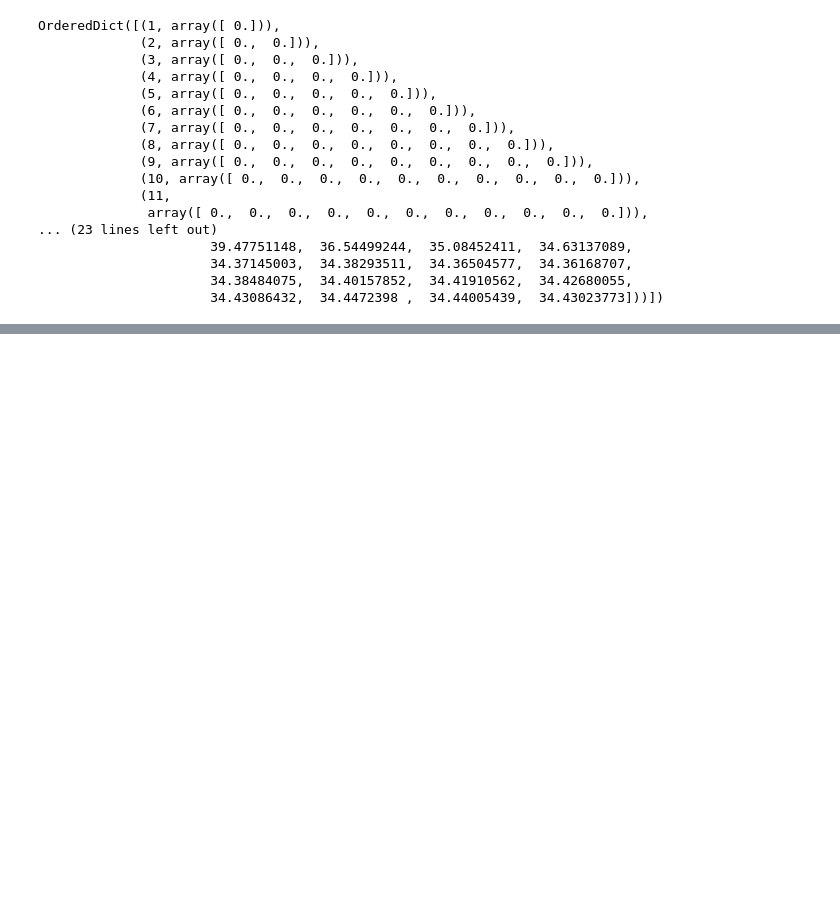
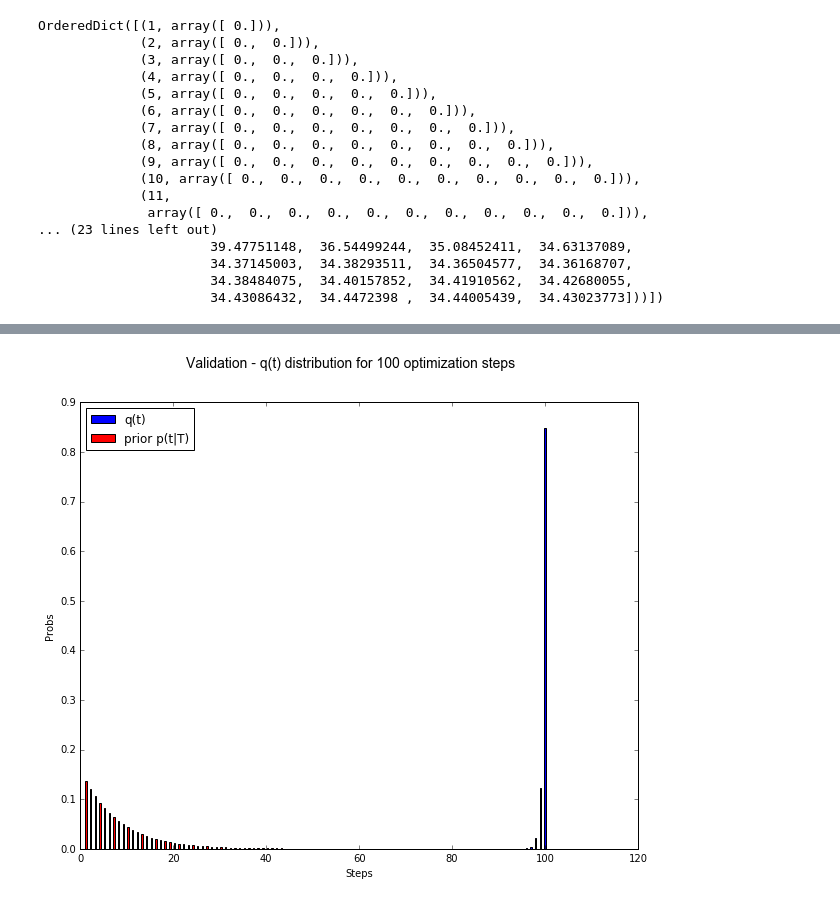
Before and after one commit to toologicbv/meta_learner, a Jupyter notebook: 2dquad_results_20170503.ipynb, the cells around one changed output, grey strips where cells are left out. Cells and saved outputs as stored; diff of their text form; code cells hidden in the pictures; blank space fills up the shorter version.

```diff
--- a/2dquad_results_20170503.ipynb
+++ b/2dquad_results_20170503.ipynb
@@ -240,0 +301,4 @@ TypeError: 'NoneType' object is not iterable
+# %%
+plot_qt_probs(exper, data_set="val", save=False, show=True, plot_prior=True, height=8, width=15)
+# %% [output]
+[figure, added]
```
Also changed, not shown: parts of 12 cells of this notebook, 20 other files.
